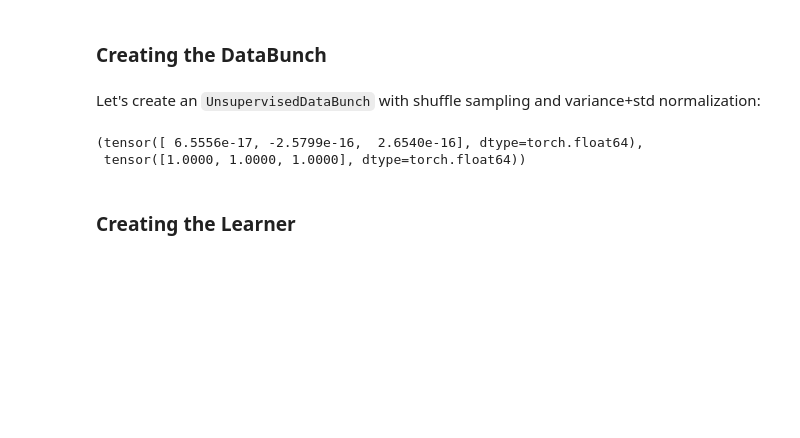
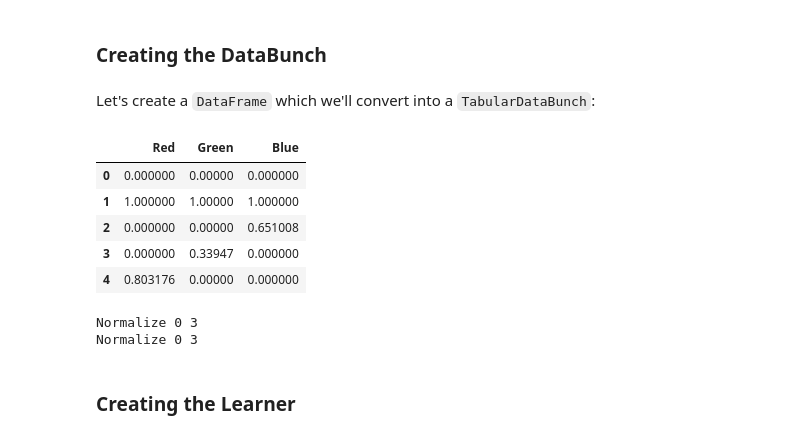
Before and after one commit to kireygroup/fastsom, a Jupyter notebook: docs/source/examples/colors.ipynb, the cells around one changed output. Drawn from its saved outputs; the diff is of its cells as text; code cells hidden in the pictures; blank space fills up the shorter version.

```diff
--- a/docs/source/examples/colors.ipynb
+++ b/docs/source/examples/colors.ipynb
@@ -33,5 +36,3 @@ def colors():
     return x, y, labels
 # %%
 x, y, labels = colors()
-# %% [markdown]
-Let's create an `UnsupervisedDataBunch` with shuffle sampling and variance+std normalization:
@@ -40,8 +39,22 @@ db = UnsupervisedDataBunch(x, valid=0.05, sampler='shuffle', bs=50)
-# %%
-d = db.train_ds.tensors[0]
-d.mean(0), d.std(0)
-# %% [output]
-(tensor([ 6.5556e-17, -2.5799e-16,  2.6540e-16], dtype=torch.float64),
- tensor([1.0000, 1.0000, 1.0000], dtype=torch.float64))
+# %% [markdown]
+Let's create a `DataFrame` which we'll convert into a `TabularDataBunch`:
+# %%
+df = pd.DataFrame(x, columns=labels)
+df.head()
+# %% [output]
+|  | Red | Green | Blue |
+| 0 | 0.000000 | 0.00000 | 0.000000 |
+| 1 | 1.000000 | 1.00000 | 1.000000 |
+| 2 | 0.000000 | 0.00000 | 0.651008 |
+| 3 | 0.000000 | 0.33947 | 0.000000 |
+| 4 | 0.803176 | 0.00000 | 0.000000 |
+# %%
+data = (SomTabularList.from_df(df, cat_names=[], cont_names=labels, procs=[Normalize])
+       .split_by_rand_pct(0.1)
+       .label_empty()
+       .databunch())
+# %% [output]
+Normalize 0 3
+Normalize 0 3
 # %% [markdown]
 ### Creating the Learner
```
Also changed, not shown: parts of 10 cells of this notebook, 8 other files.
